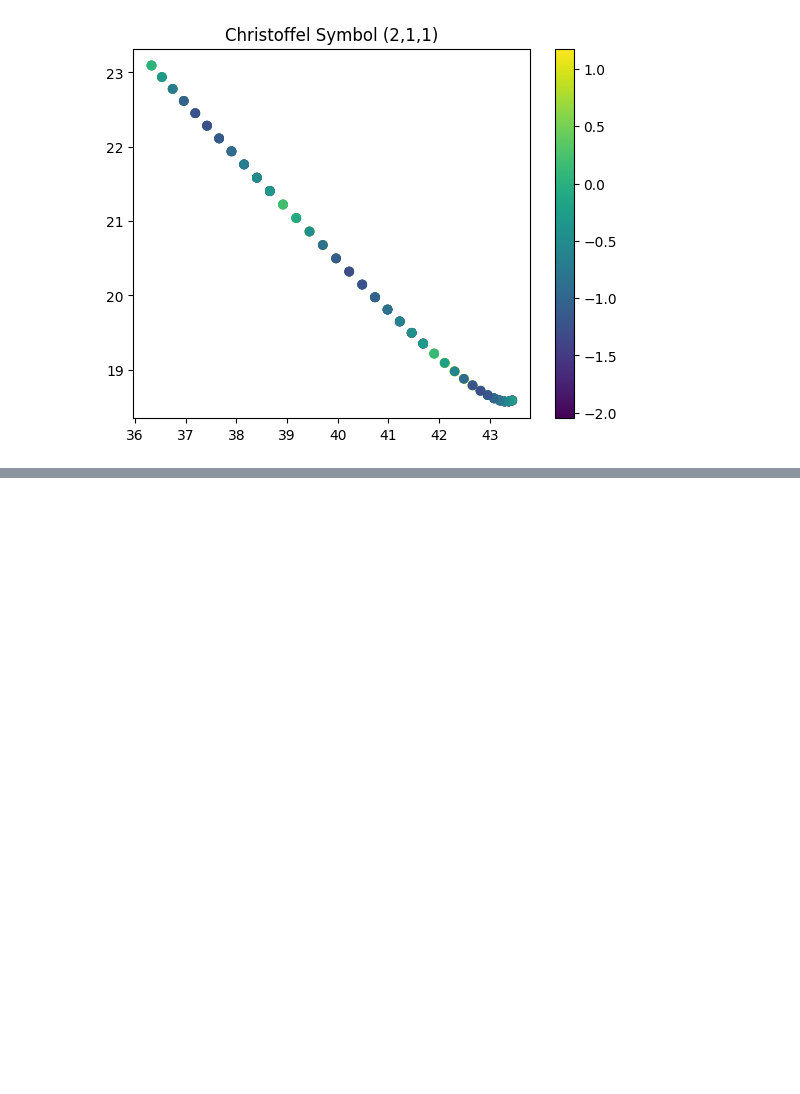
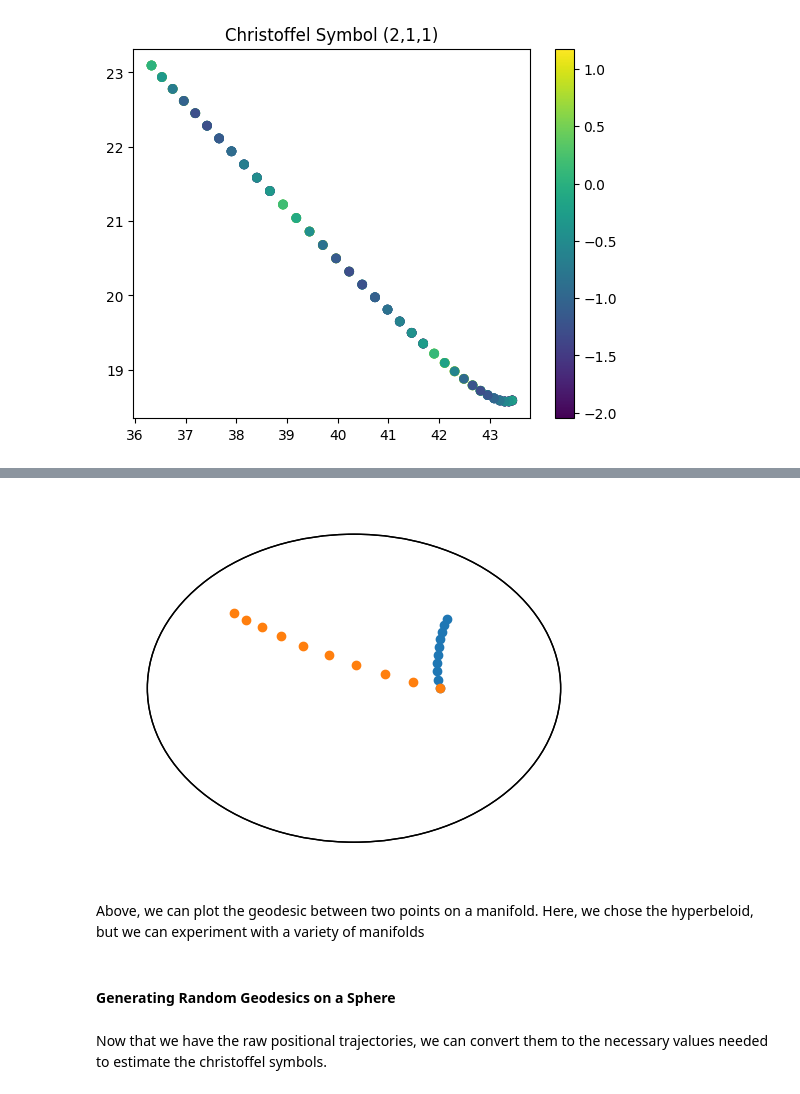
Before and after one commit to abrahme/curvature_estimation, a Jupyter notebook: SampleTrajectory.ipynb, the cells around one changed output, grey strips where cells are left out. Cells and saved outputs as stored; diff of their text form; code cells hidden in the pictures; blank space fills up the shorter version.

```diff
--- a/SampleTrajectory.ipynb
+++ b/SampleTrajectory.ipynb
@@ -131,0 +147,66 @@ plt.colorbar()
+# %%
+"""Plot a geodesic in H2.
+
+Plot a geodesic on the hyperbolic space H2.
+With Poincare Disk visualization.
+"""
+import matplotlib.pyplot as plt
+import geomstats.visualization as visualization
+from geomstats.geometry.hyperboloid import Hyperboloid
+
+
+def plot_geodesic_between_two_points(
+    space, initial_point, end_point, n_steps=10, ax=None
+):
+    """Plot the geodesic between two points."""
+
+    if not space.belongs(initial_point):
+        raise ValueError("The initial point of the geodesic is not in H2.")
+    if not space.belongs(end_point):
+        raise ValueError("The end point of the geodesic is not in H2.")
+
+    geodesic = space.metric.geodesic(initial_point=initial_point, end_point=end_point)
+
+    t = np.linspace(0.0, 1.0, n_steps)
+    points = geodesic(t)
+    visualization.plot(points, ax=ax, space="H2_poincare_disk")
+
+
+def plot_geodesic_with_initial_tangent_vector(
+    space, initial_point, initial_tangent_vec, n_steps=10, ax=None
+):
+    """Plot the geodesic with initial speed the tangent vector."""
+    if not space.belongs(initial_point):
+        raise ValueError("The initial point of the geodesic is not in H2.")
+    geodesic = space.metric.geodesic(
+        initial_point=initial_point, initial_tangent_vec=initial_tangent_vec
+    )
+
+    t = np.linspace(0.0, 1.0, n_steps)
+    points = geodesic(t)
+    visualization.plot(points, ax=ax, space="H2_poincare_disk")
+
+
+
+"""Plot geodesics on H2."""
+space = Hyperboloid(dim=2)
+
+initial_point = np.array([np.sqrt(2.0), 1.0, 0.0])
+end_point = np.array([1.5, 1.5])
+end_point = space.from_coordinates(end_point, "intrinsic")
+initial_tangent_vec = space.to_tangent(
+vector=np.array([3.5, 0.6, 0.8]), base_point=initial_point
+)
+
+ax = plt.gca()
+plot_geodesic_between_two_points(space, initial_point, end_point, ax=ax)
+plot_geodesic_with_initial_tangent_vector(
+space, initial_point, initial_tangent_vec, ax=ax
+)
+plt.show()
+# %% [output]
+[figure, added]
+# %% [markdown]
+Above, we can plot the geodesic between two points on a manifold. Here, we chose the hyperbeloid, but we can experiment with a variety of manifolds
+# %% [markdown]
+#### Generating Random Geodesics on a Sphere
@@ -131,0 +229,2 @@ plt.colorbar()
+# %% [markdown]
+Now that we have the raw positional trajectories, we can convert them to the necessary values needed to estimate the christoffel symbols.
```
Also changed, not shown: parts of 6 cells of this notebook, 3 other files.
